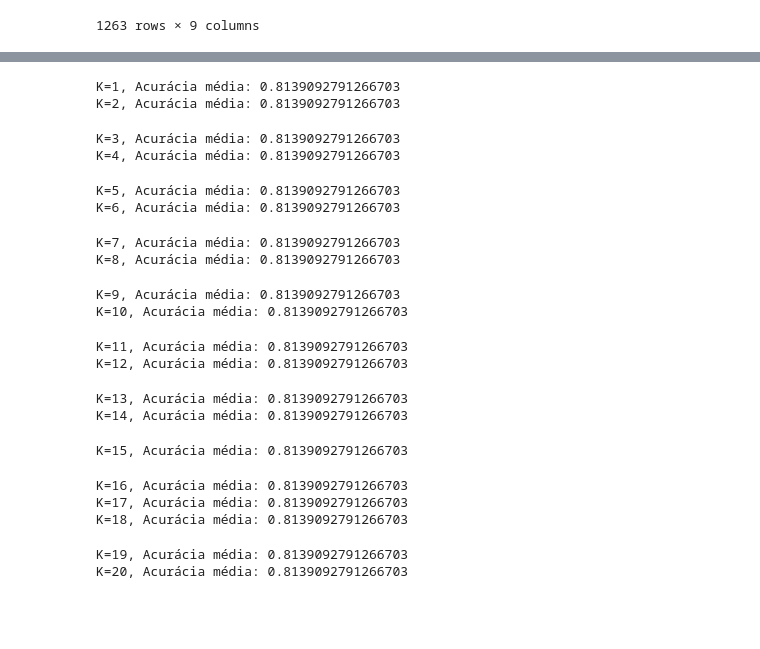
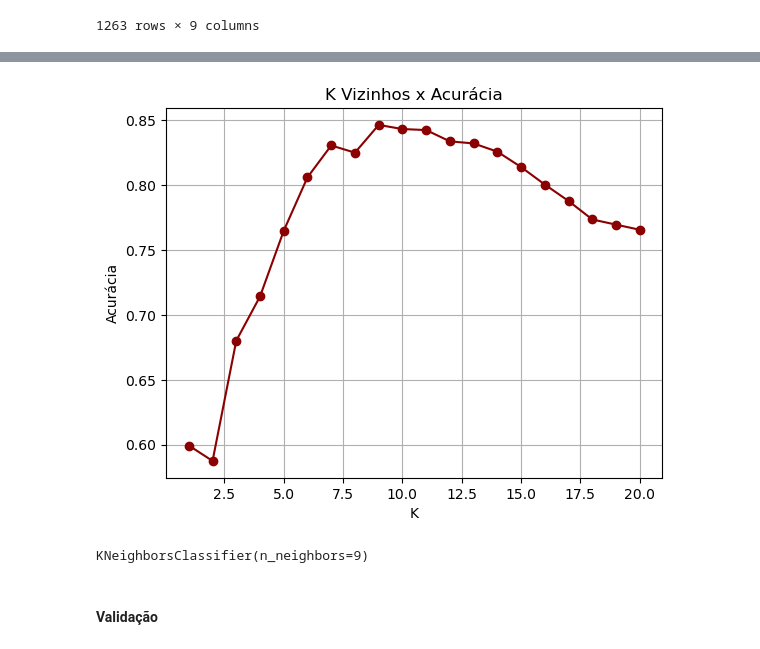
Before and after one commit to GuilhermeVSam/T1_IA, a Jupyter notebook: 02_KNN.ipynb, the cells around one changed output, grey strips where cells are left out. Drawn from its saved outputs; the diff is of its cells as text; code cells hidden in the pictures; blank space fills up the shorter version.

Commit message:
Finalização KNN e obtenção de resultados para comparação

```diff
--- a/02_KNN.ipynb
+++ b/02_KNN.ipynb
@@ -106,6 +91,6 @@ X
 | 1263 | 1 | 1 | -1 | -1 | 1 | 0 | 0 | -1 | 1 |
 1263 rows × 9 columns
 # %%
-Y = df_treino.drop(columns=['P0','P1','P2','P3','P4','P5','P6','P7','P8']).values
+Y = df_treino.drop(columns=['P0','P1','P2','P3','P4','P5','P6','P7','P8'])['Results'].values
 Y
 # %% [output]
@@ -118,0 +100,13 @@ array([[2],
+# %%
+# Heurísitca para definir o K:  Regra da Raiz Quadrada
+from math import sqrt,ceil
+k = ceil(sqrt(df_treino['P0'].count()))
+print("Quantidade vizinhos: {}".format(k))
+
+clf = neighbors.KNeighborsClassifier(n_neighbors=k)
+
+# Treino do modelo
+clf.fit(X.values, Y)
+
+score = cross_val_score(clf, X.values, Y, cv=5, scoring=None)
+print("K={}, Acurácia média: {}".format(k,score.mean()))
@@ -119,6 +116,8 @@ array([[2],
 # %%
 # Definição da quantidade de vizinhos
 # k = 15
+
+lista_k_accuracy = []
 
 # Criação do classificador
 for k in range(1,21):
@@ -129,6 +128,7 @@ for k in range(1,21):
 
     score = cross_val_score(clf, X.values, Y, cv=5, scoring=None)
     print("K={}, Acurácia média: {}".format(k,score.mean()))
+    lista_k_accuracy.append([k,score.mean()])
 # %% [output]
 K=1, Acurácia média: 0.5993600602296254
 K=2, Acurácia média: 0.5875054896794027
@@ -169,29 +153,33 @@ K=20, Acurácia média: 0.7655938264633917
-# %%
-
-
-# Cálculo da acurácia
-score = cross_val_score(clf, X.values, Y, cv=5, scoring=None)
-print("K={}, Acurácia média: {}".format(k,score.mean()))
-# %% [output]
-K=1, Acurácia média: 0.8139092791266703
-K=2, Acurácia média: 0.8139092791266703
-K=3, Acurácia média: 0.8139092791266703
-K=4, Acurácia média: 0.8139092791266703
-K=5, Acurácia média: 0.8139092791266703
-K=6, Acurácia média: 0.8139092791266703
-K=7, Acurácia média: 0.8139092791266703
-K=8, Acurácia média: 0.8139092791266703
-K=9, Acurácia média: 0.8139092791266703
-K=10, Acurácia média: 0.8139092791266703
-K=11, Acurácia média: 0.8139092791266703
-K=12, Acurácia média: 0.8139092791266703
-K=13, Acurácia média: 0.8139092791266703
-K=14, Acurácia média: 0.8139092791266703
-K=15, Acurácia média: 0.8139092791266703
-K=16, Acurácia média: 0.8139092791266703
-K=17, Acurácia média: 0.8139092791266703
-K=18, Acurácia média: 0.8139092791266703
-K=19, Acurácia média: 0.8139092791266703
-K=20, Acurácia média: 0.8139092791266703
+# %%
+# Separando em listas separadas para o eixo x e y
+x = [par[0] for par in lista_k_accuracy]
+y = [par[1] for par in lista_k_accuracy]
+
+# Plotar o gráfico de linha
+plt.plot(x, y, marker='o',color='darkred')
+
+# Adicionar título e rótulos
+plt.title('K Vizinhos x Acurácia')
+plt.xlabel('K')
+plt.ylabel('Acurácia')
+
+# Mostrar o gráfico
+plt.grid(True)
+plt.show()
+# %% [output]
+[figure, added]
+# %%
+# K determinado a partir dos testes
+k = 9
+
+# Criação do classificador
+clf = neighbors.KNeighborsClassifier(n_neighbors=k)
+
+# Treino do modelo
+clf.fit(X.values, Y)
+# %% [output]
+KNeighborsClassifier(n_neighbors=9)
+# %% [markdown]
+#### **Validação**
 # %%
 # Obtenção dos valores de validação
```
Also changed, not shown: parts of 26 cells of this notebook, 1 other file.
